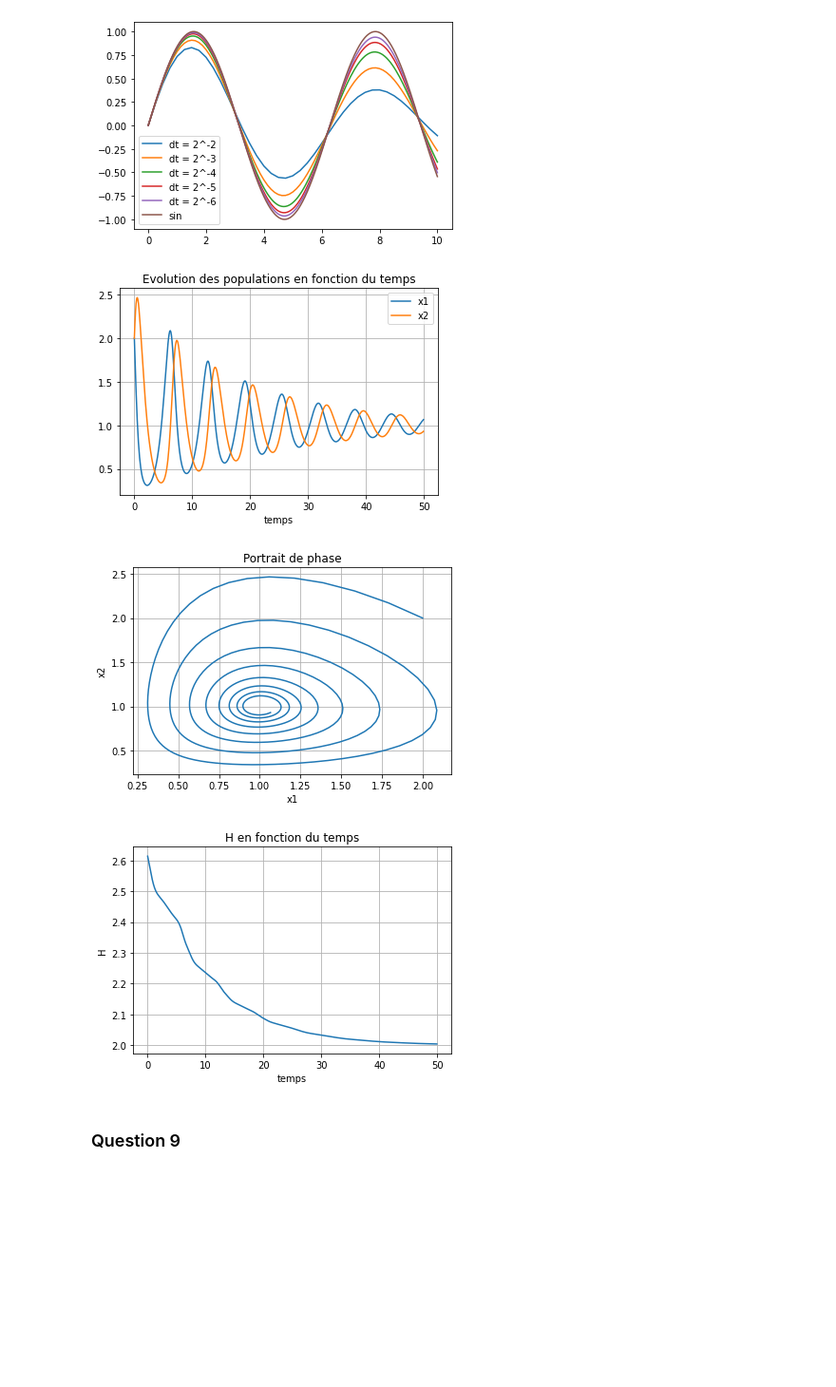
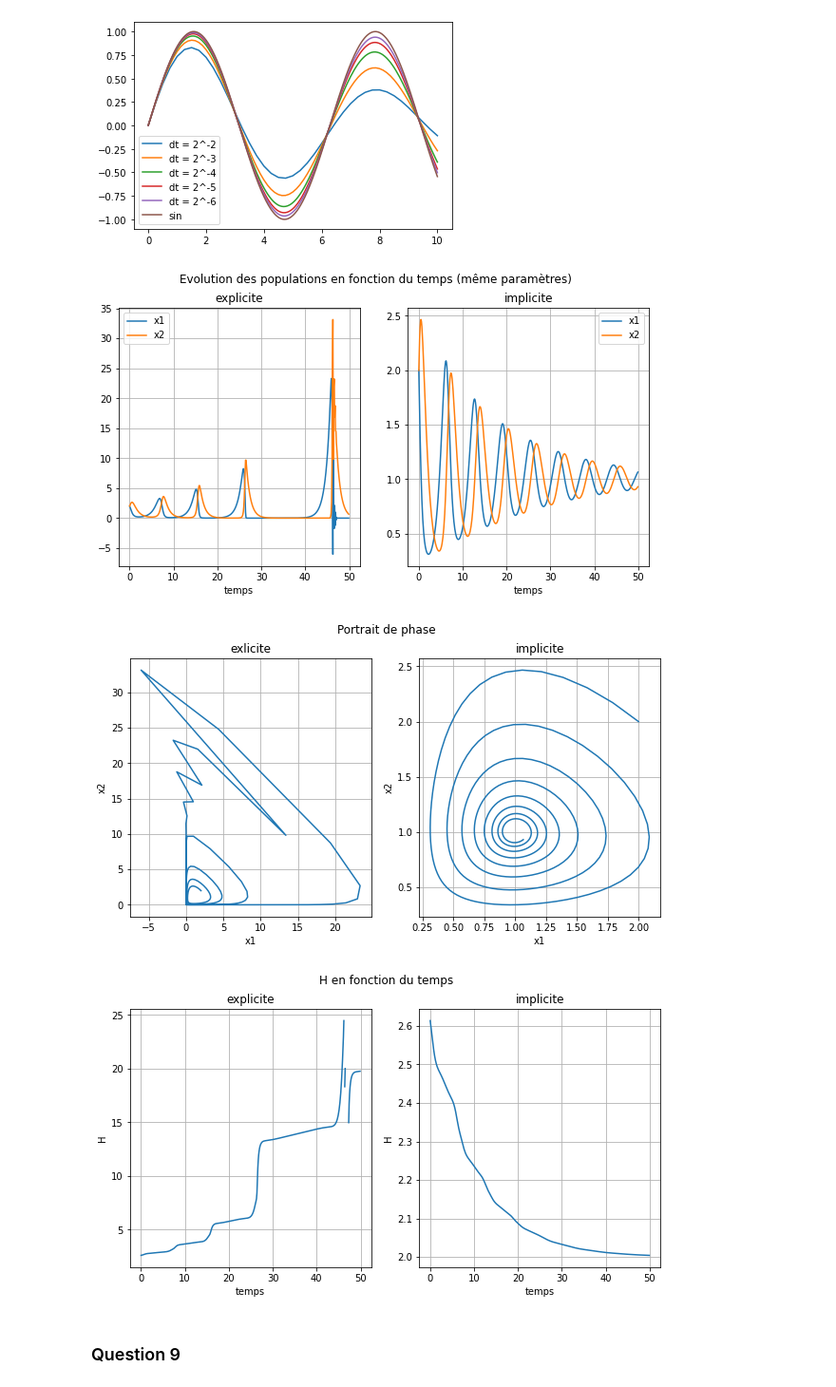
Before and after one commit to mroyerdevericourt/projetMI2, a Jupyter notebook: Rendu.ipynb, the cells around one changed output. Shown at 95% size. Drawn from its saved outputs; the diff is of its cells as text; code cells hidden in the pictures; blank space fills up the shorter version.

Commit message:
comparaison explicit/implicit

```diff
--- a/Rendu.ipynb
+++ b/Rendu.ipynb
@@ -292,34 +292,71 @@ plt.show()
 # %%
 x10, x20 = 2, 2
 dt = 0.1
-t, x = solve_euler_implicit(f, [x10, x20], dt, 0, 50, 100)
+t, x = solve_euler_explicit(f, [x10, x20], dt, 0, 50)
 X1, X2 = x[:, 0], x[:, 1]
+tbis, xbis = solve_euler_implicit(f, [x10, x20], dt, 0, 50, 100)
+X1bis, X2bis = xbis[:, 0], xbis[:, 1]
 
+plt.figure(figsize=(10,5))
+
+plt.subplot(121)
 plt.plot(t, X1, label = 'x1')
 plt.plot(t, X2, label = 'x2')
-plt.title('Evolution des populations en fonction du temps')
 plt.xlabel('temps')
+plt.title('explicite')
 plt.legend()
 plt.grid()
+
+plt.subplot(122)
+plt.plot(t, X1bis, label = 'x1')
+plt.plot(t, X2bis, label = 'x2')
+plt.xlabel('temps')
+plt.title('implicite')
+plt.legend()
+plt.grid()
+
+plt.suptitle('Evolution des populations en fonction du temps (même paramètres)')
 plt.show()
 
+plt.figure(figsize=(10,5))
+plt.suptitle('Portrait de phase')
+plt.subplot(121)
+plt.title('exlicite')
 plt.plot(X1, X2)
-plt.title('Portrait de phase')
+plt.xlabel('x1')
+plt.ylabel('x2')
+plt.grid()
+
+plt.subplot(122)
+plt.plot(X1bis, X2bis)
+plt.title('implicite')
 plt.xlabel('x1')
 plt.ylabel('x2')
 plt.grid()
 plt.show()
 
+plt.figure(figsize=(10,5))
+plt.suptitle('H en fonction du temps')
+
+plt.subplot(121)
+plt.title('explicite')
 plt.plot(t, H(X1, X2))
-plt.title('H en fonction du temps')
 plt.xlabel('temps')
 plt.ylabel('H')
 plt.grid()
+
+plt.subplot(122)
+plt.title('implicite')
+plt.plot(t, H(X1bis, X2bis))
+plt.xlabel('temps')
+plt.ylabel('H')
+plt.grid()
+
 plt.show()
 # %% [output]
-[figure, old version]
+[figure, new version]
-[figure, old version]
+[figure, new version]
-[figure, old version]
+[figure, new version]
 # %% [markdown]
 ### Question 9
 # %% [markdown]
```
Also changed, not shown: parts of 1 cell of this notebook.
